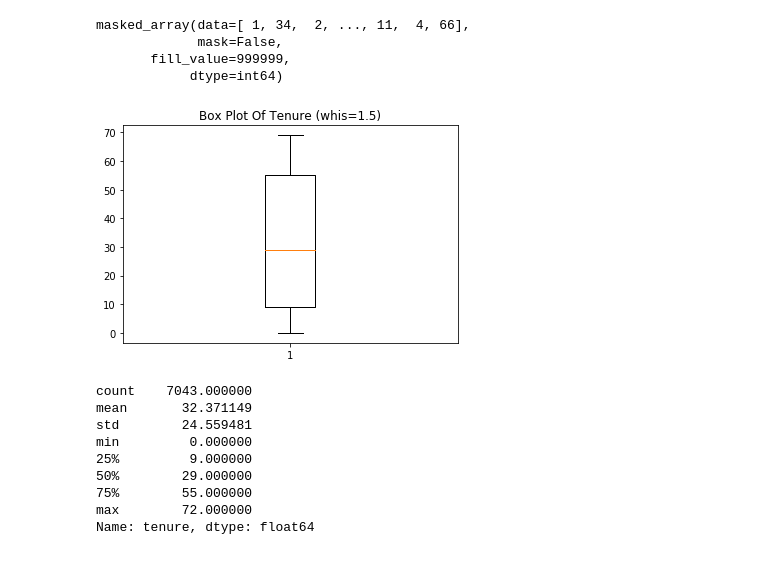
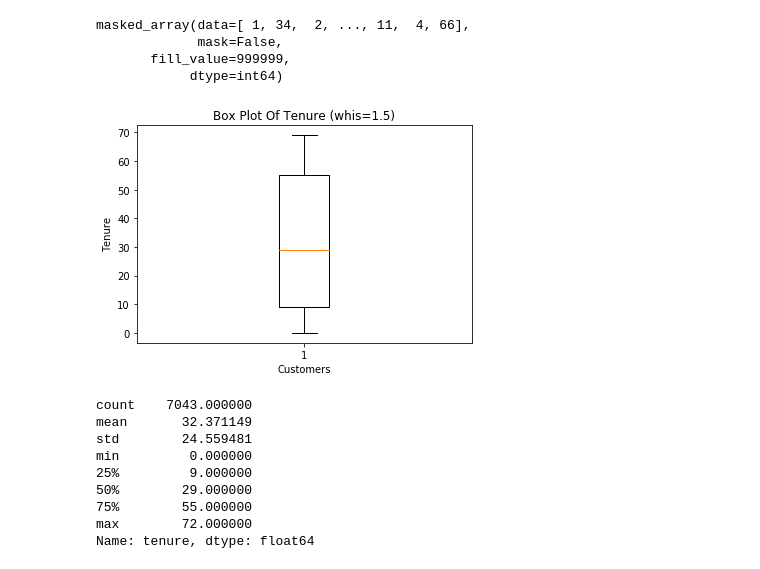
Before and after one commit to Avalon1000/Thinkful, a Jupyter notebook: Module 29.ipynb, the cells around one changed output. Cells and saved outputs as stored; diff of their text form; code cells hidden in the pictures.

```diff
--- a/Module 29.ipynb
+++ b/Module 29.ipynb
@@ -259,11 +256,13 @@ masked_array(data=[ 1, 34,  2, ..., 11,  4, 66],
 # %%
 # Box plot for the tenure category
 
 plt.boxplot(winsorized_views)
 plt.title("Box Plot Of Tenure (whis=1.5)")
+plt.xlabel("Customers")
+plt.ylabel("Tenure")
 plt.show()
 # %% [output]
-[figure, old version]
+[figure, new version]
 # %%
 df['tenure'].describe()
 # %% [output]
```
Also changed, not shown: parts of 89 cells of this notebook.
